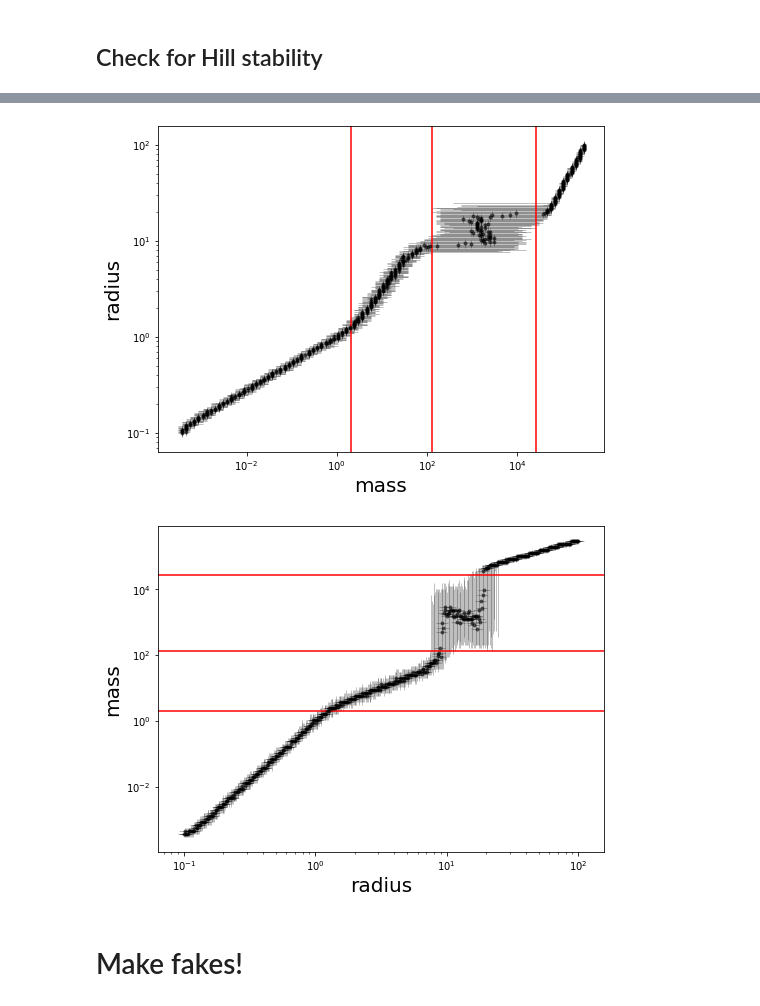
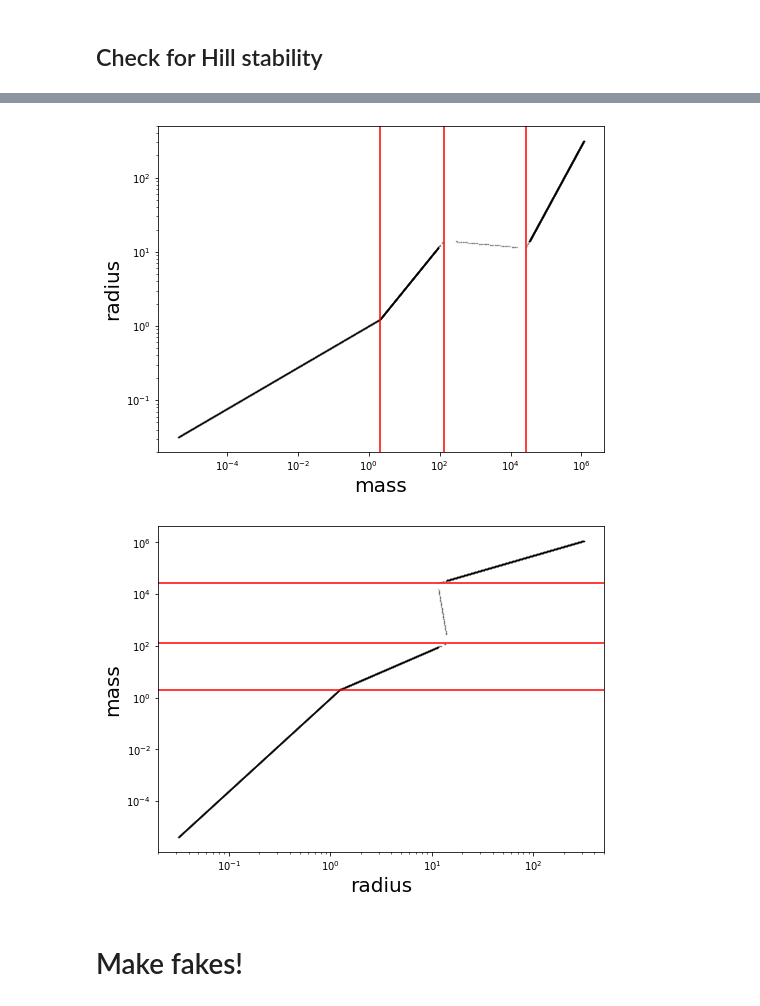
Before and after one commit to esandford/mmi-tagger, a Jupyter notebook: planettagger/simulatedPlanets/makeFakeTrainingSet.ipynb, the cells around one changed output, grey strips where cells are left out. Drawn from its saved outputs; the diff is of its cells as text; code cells hidden in the pictures.

Commit message:
fixed Forecaster problem

```diff
--- a/planettagger/simulatedPlanets/makeFakeTrainingSet.ipynb
+++ b/planettagger/simulatedPlanets/makeFakeTrainingSet.ipynb
@@ -272,5 +298,6 @@ def mass_forecast(radius):
 # %%
-def mass_forecast(radius, sigma_radius):
+'''
+def mass_forecast_jc(radius, sigma_radius):
     """
     Use Jingjing's code.
 
@@ -287,6 +314,7 @@ def mass_forecast(radius, sigma_radius):
         Median predicted mass in Mearth
     """
 
-    mass, massplus, massminus = mr.Rstat2M(radius, sigma_radius, unit='Earth', sample_size=1e2, grid_size=1e2)
+    mass, massplus, massminus = mr.Rstat2M(radius, sigma_radius, unit='Earth', sample_size=1000, grid_size=1000)
 
     return mass, massplus, massminus
+'''
@@ -349,40 +446,40 @@ def hill_stability(mstar,nplanets,radii,periods):
                 return False
 
         return True
-# %%
-radii = np.linspace(-1,2.0,500)
-radii = 10.**radii
-
-masses = np.zeros_like(radii)
-masses_up = np.zeros_like(radii)
-masses_down = np.zeros_like(radii)
-for i,r in enumerate(radii):
-    masses[i],masses_up[i],masses_down[i] = mass_forecast(r,0.1*r)
-
-mass_uncs = np.vstack((masses_down,masses_up))
 # %%
+#radii = np.concatenate((np.linspace(-1.5,2.5,1000), np.linspace(1.,1.4,1000)))
+radii = np.linspace(-1.5,2.5,5000)
+radii = np.sort(radii)
+radii = 10.**radii
+
+masses = np.zeros_like(radii)
+masses_up = np.zeros_like(radii)
+masses_down = np.zeros_like(radii)
+for i,r in enumerate(radii):
+    masses[i] = mass_forecast(r)
+
 fig = plt.figure(figsize=(8,6))
-plt.errorbar(masses,radii,xerr=mass_uncs,yerr=0.1*radii,color='k',marker='.',ls='None',elinewidth=0.5,capsize=0,alpha=0.5)
+plt.plot(masses,radii,color='k',marker='.',ls='None',ms=1,alpha=0.25)
 plt.axvline(10**0.3096301674258988,color='r')
 plt.axvline(10**2.1191926778748793,color='r')
 plt.axvline(10**4.425506703276593,color='r')
 plt.xlabel('mass',fontsize=20)
 plt.ylabel('radius',fontsize=20)
 plt.loglog()
 plt.show()
 
 fig = plt.figure(figsize=(8,6))
-plt.errorbar(radii,masses,xerr=0.1*radii,yerr=mass_uncs,color='k',marker='.',ls='None',elinewidth=0.5,capsize=0,alpha=0.5)
+plt.plot(radii,masses,color='k',marker='.',ls='None',ms=1,alpha=0.25)
 plt.axhline(10**0.3096301674258988,color='r')
 plt.axhline(10**2.1191926778748793,color='r')
 plt.axhline(10**4.425506703276593,color='r')
 plt.xlabel('radius',fontsize=20)
 plt.ylabel('mass',fontsize=20)
 plt.loglog()
 plt.show()
 # %% [output]
-[figure, old version]
+[figure, new version]
-[figure, old version]
+[figure, new version]
 # %% [markdown]
 # Make fakes!
 # %%
```
Also changed, not shown: parts of 12 cells of this notebook.
